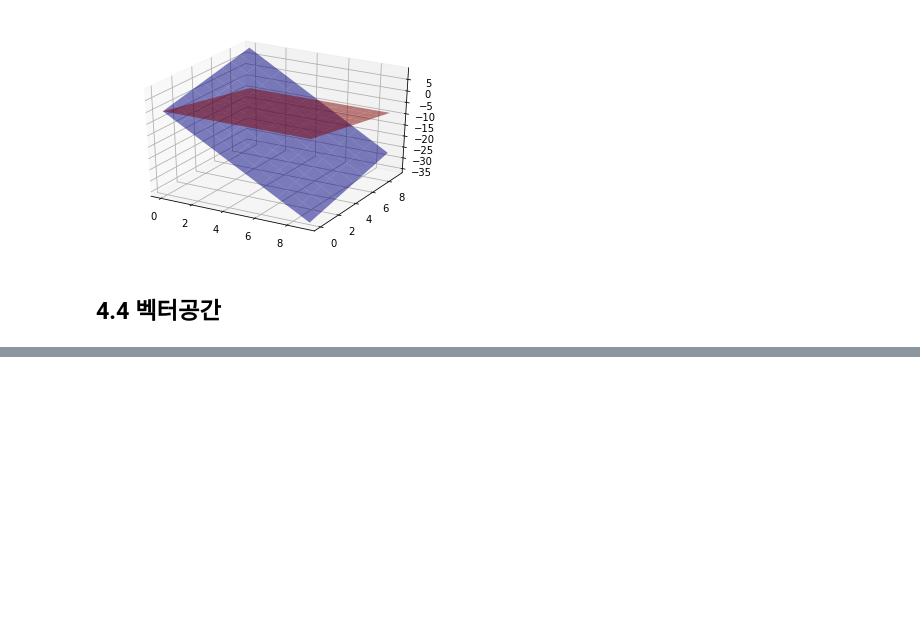
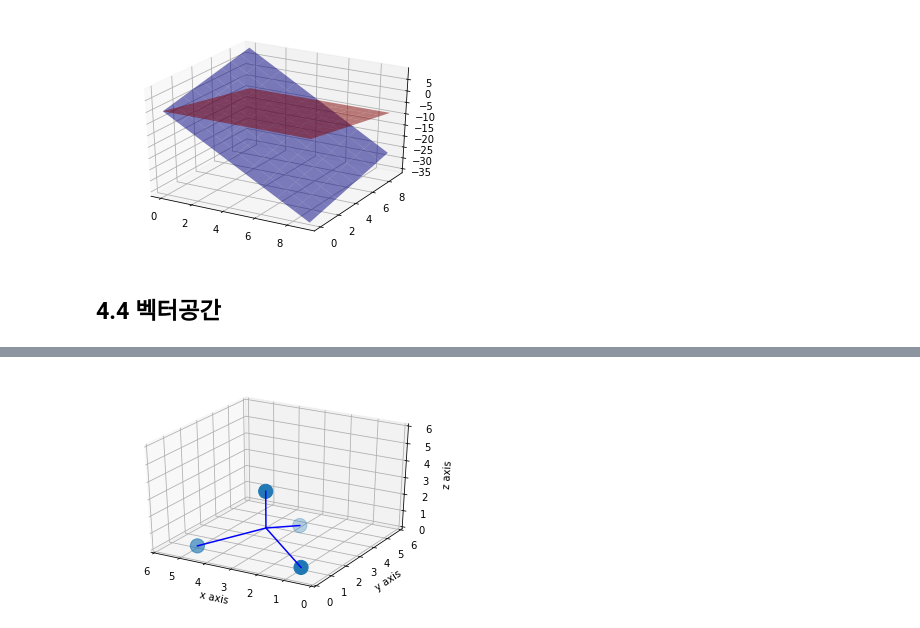
Before and after one commit to Gaheeheehee/Study, a Jupyter notebook: LinearAlgebra/CodingTheMatrix/Chap04 - The Vector Space/Chap04-The_Vector_Space.ipynb, the cells around one changed output, grey strips where cells are left out. Saved outputs shown, nothing was run; the diff lists cells and outputs as text; code cells hidden in the pictures; blank space fills up the shorter version.

```diff
--- a/LinearAlgebra/CodingTheMatrix/Chap04 - The Vector Space/Chap04-The_Vector_Space.ipynb
+++ b/LinearAlgebra/CodingTheMatrix/Chap04 - The Vector Space/Chap04-The_Vector_Space.ipynb
@@ -232,0 +238,42 @@ $\mathcal{V} = Span\{v_1, …,v_n\}$이라고 하면, $\mathcal{V}$는 다음을
+# %%
+import math as m
+
+fig = plt.figure()
+ax = fig.add_subplot(111, projection='3d')
+
+
+x = [1, 5, 3, 3]
+y = [1, 1, 1+(2* m.sqrt(3)), 1 +(2/3)*m.sqrt(3)]
+z = [0, 0, 0, 4* m.sqrt(2)/m.sqrt(3)]
+
+a = []
+b = []
+c = []
+for item in x:
+    a.append(float(item))
+for item in y:
+    b.append(float(item))
+for item in z:
+    c.append(float(item))
+
+r = np.array(a)
+s = np.array(b)
+t = np.array(c)
+
+ax.set_xlabel("x axis")
+ax.set_ylabel("y axis")
+ax.set_zlabel("z axis")
+
+
+ax.scatter(r,s,zs = t, s=200)
+
+for x, y, z in zip(r, s, t):
+    ax.plot3D([x, 3], [y, 1+(2*(3**(1/2))/3)], [z, 4*(2**(1/2))/(3*(3**(1/2)))], 'b')
+
+ax.set_ylim([0,6]) ##EDITED FIX TO AXES LABEL PROBLEM
+ax.set_xlim([6,0])
+ax.set_zlim([0,6])
+
+plt.show()
+# %% [output]
+[figure, added]
```
Also changed, not shown: parts of 2 cells of this notebook, 2 other files.
